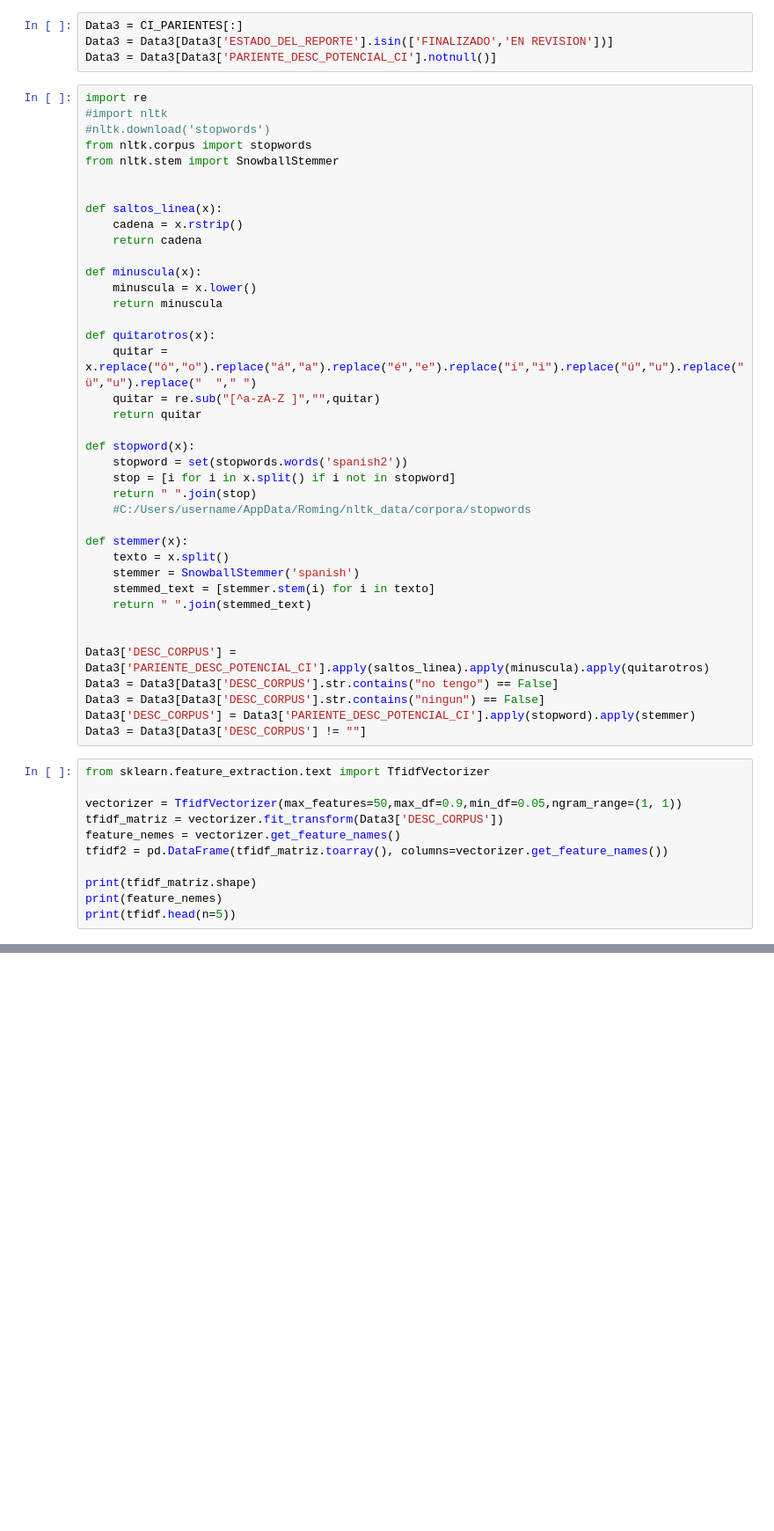
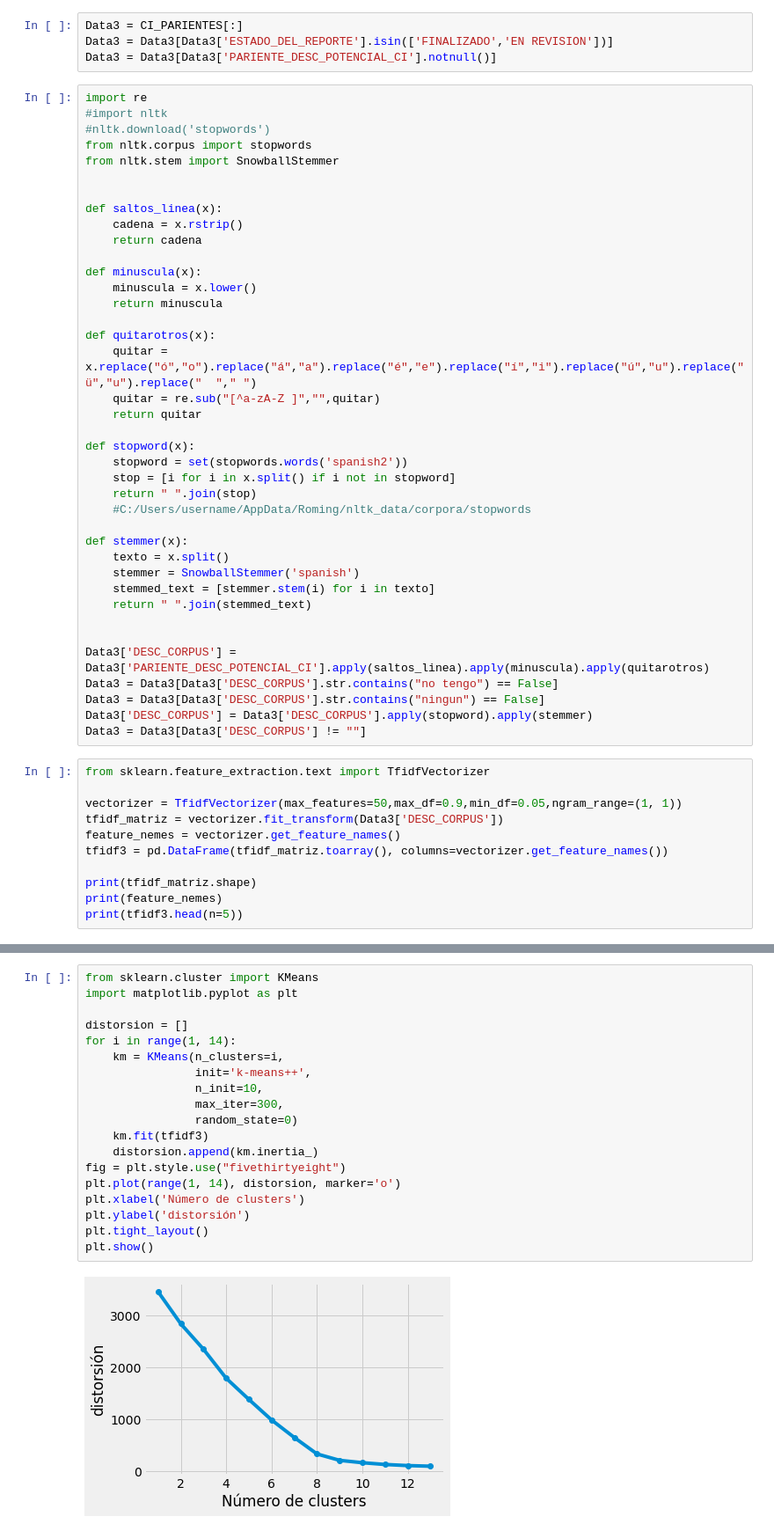
Before and after one commit to analiticafp/Conflicto-de-intereses, a Jupyter notebook: Descripcion_analisis_texto.ipynb, the cells around one changed output, grey strips where cells are left out. Shown at 88% size. Cells and saved outputs as stored; diff of their text form; blank space fills up the shorter version.

```diff
--- a/Descripcion_analisis_texto.ipynb
+++ b/Descripcion_analisis_texto.ipynb
@@ -266,7 +266,7 @@ def stemmer(x):
 Data3['DESC_CORPUS'] = Data3['PARIENTE_DESC_POTENCIAL_CI'].apply(saltos_linea).apply(minuscula).apply(quitarotros)
 Data3 = Data3[Data3['DESC_CORPUS'].str.contains("no tengo") == False]
 Data3 = Data3[Data3['DESC_CORPUS'].str.contains("ningun") == False]
-Data3['DESC_CORPUS'] = Data3['PARIENTE_DESC_POTENCIAL_CI'].apply(stopword).apply(stemmer)
+Data3['DESC_CORPUS'] = Data3['DESC_CORPUS'].apply(stopword).apply(stemmer)
 Data3 = Data3[Data3['DESC_CORPUS'] != ""]
 # %%
 from sklearn.feature_extraction.text import TfidfVectorizer
@@ -274,9 +274,9 @@ from sklearn.feature_extraction.text import TfidfVectorizer
 vectorizer = TfidfVectorizer(max_features=50,max_df=0.9,min_df=0.05,ngram_range=(1, 1))
 tfidf_matriz = vectorizer.fit_transform(Data3['DESC_CORPUS'])
 feature_nemes = vectorizer.get_feature_names()
-tfidf2 = pd.DataFrame(tfidf_matriz.toarray(), columns=vectorizer.get_feature_names())
+tfidf3 = pd.DataFrame(tfidf_matriz.toarray(), columns=vectorizer.get_feature_names())
 
 print(tfidf_matriz.shape)
 print(feature_nemes)
-print(tfidf.head(n=5))
+print(tfidf3.head(n=5))
 # %% [output]
@@ -290,0 +291,21 @@ print(tfidf.head(n=5))
+# %%
+from sklearn.cluster import KMeans
+import matplotlib.pyplot as plt
+
+distorsion = []
+for i in range(1, 14):
+    km = KMeans(n_clusters=i,
+                init='k-means++',
+                n_init=10,
+                max_iter=300,
+                random_state=0)
+    km.fit(tfidf3)
+    distorsion.append(km.inertia_)
+fig = plt.style.use("fivethirtyeight")
+plt.plot(range(1, 14), distorsion, marker='o')
+plt.xlabel('Número de clusters')
+plt.ylabel('distorsión')
+plt.tight_layout()
+plt.show()
+# %% [output]
+[figure, added]
```
Also changed, not shown: parts of 3 cells of this notebook.
